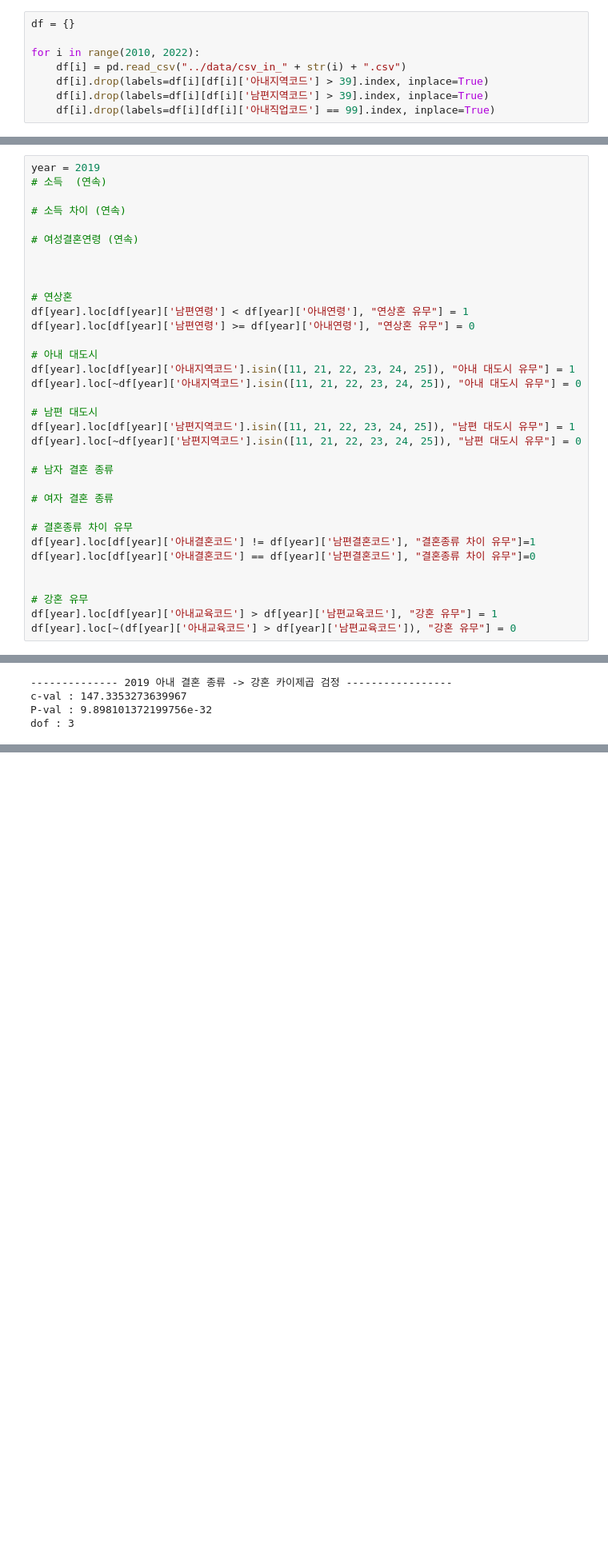
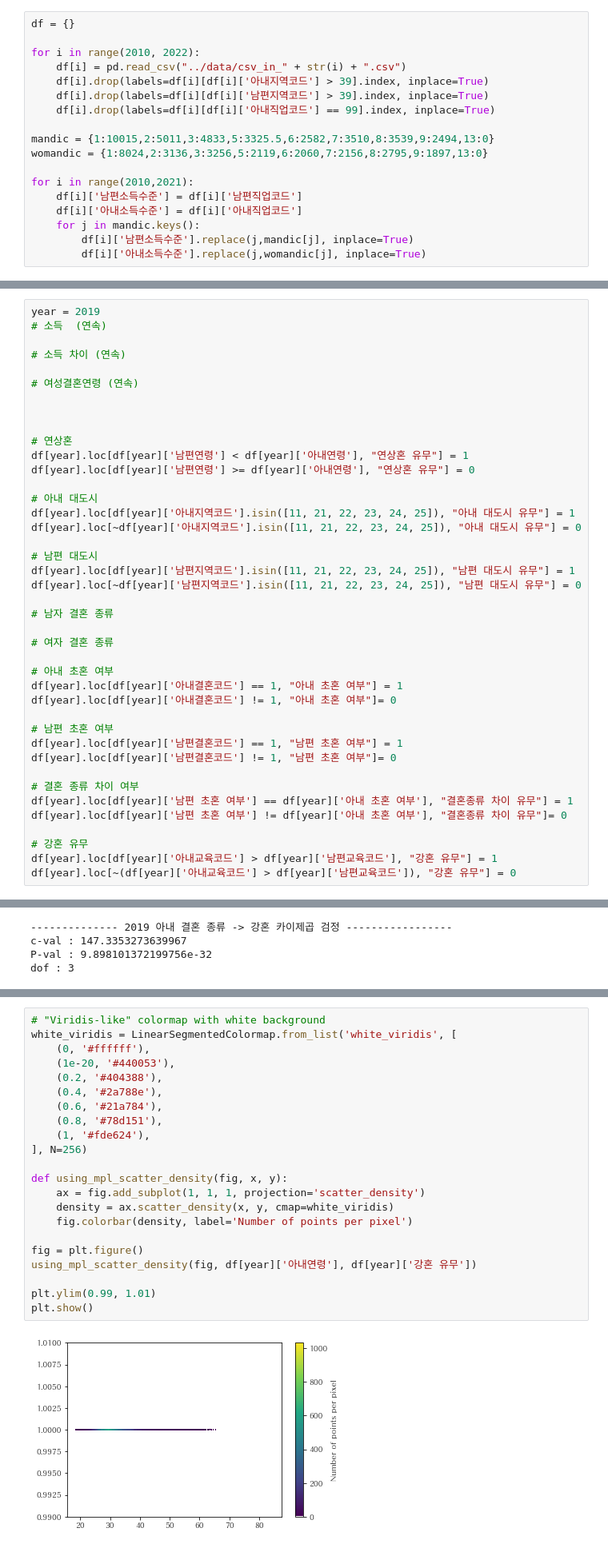
Before and after one commit to ohMinyoung22/science_project, a Jupyter notebook: eda/older_marriage.ipynb, the cells around one changed output, grey strips where cells are left out. Shown at 80% size. Saved outputs shown, nothing was run; the diff lists cells and outputs as text; blank space fills up the shorter version.

```diff
--- a/eda/older_marriage.ipynb
+++ b/eda/older_marriage.ipynb
@@ -13,3 +16,13 @@ for i in range(2010, 2022):
     df[i].drop(labels=df[i][df[i]['아내지역코드'] > 39].index, inplace=True)
     df[i].drop(labels=df[i][df[i]['남편지역코드'] > 39].index, inplace=True)
     df[i].drop(labels=df[i][df[i]['아내직업코드'] == 99].index, inplace=True)
+
+mandic = {1:10015,2:5011,3:4833,5:3325.5,6:2582,7:3510,8:3539,9:2494,13:0}
+womandic = {1:8024,2:3136,3:3256,5:2119,6:2060,7:2156,8:2795,9:1897,13:0}
+
+for i in range(2010,2021):
+    df[i]['남편소득수준'] = df[i]['남편직업코드']
+    df[i]['아내소득수준'] = df[i]['아내직업코드']
+    for j in mandic.keys():
+        df[i]['남편소득수준'].replace(j,mandic[j], inplace=True)
+        df[i]['아내소득수준'].replace(j,womandic[j], inplace=True)
@@ -55,10 +69,17 @@ df[year].loc[~df[year]['남편지역코드'].isin([11, 21, 22, 23, 24, 25]), "
 
 # 여자 결혼 종류
 
-# 결혼종류 차이 유무
-df[year].loc[df[year]['아내결혼코드'] != df[year]['남편결혼코드'], "결혼종류 차이 유무"]=1
-df[year].loc[df[year]['아내결혼코드'] == df[year]['남편결혼코드'], "결혼종류 차이 유무"]=0
+# 아내 초혼 여부
+df[year].loc[df[year]['아내결혼코드'] == 1, "아내 초혼 여부"] = 1
+df[year].loc[df[year]['아내결혼코드'] != 1, "아내 초혼 여부"]= 0
 
+# 남편 초혼 여부
+df[year].loc[df[year]['남편결혼코드'] == 1, "남편 초혼 여부"] = 1
+df[year].loc[df[year]['남편결혼코드'] != 1, "남편 초혼 여부"]= 0
+
+# 결혼 종류 차이 여부
+df[year].loc[df[year]['남편 초혼 여부'] == df[year]['아내 초혼 여부'], "결혼종류 차이 유무"] = 1
+df[year].loc[df[year]['남편 초혼 여부'] != df[year]['아내 초혼 여부'], "결혼종류 차이 유무"]= 0
 
 # 강혼 유무
 df[year].loc[df[year]['아내교육코드'] > df[year]['남편교육코드'], "강혼 유무"] = 1
@@ -162,0 +179,24 @@ dof : 3
+# %%
+# "Viridis-like" colormap with white background
+white_viridis = LinearSegmentedColormap.from_list('white_viridis', [
+    (0, '#ffffff'),
+    (1e-20, '#440053'),
+    (0.2, '#404388'),
+    (0.4, '#2a788e'),
+    (0.6, '#21a784'),
+    (0.8, '#78d151'),
+    (1, '#fde624'),
+], N=256)
+
+def using_mpl_scatter_density(fig, x, y):
+    ax = fig.add_subplot(1, 1, 1, projection='scatter_density')
+    density = ax.scatter_density(x, y, cmap=white_viridis)
+    fig.colorbar(density, label='Number of points per pixel')
+
+fig = plt.figure()
+using_mpl_scatter_density(fig, df[year]['아내연령'], df[year]['강혼 유무'])
+
+plt.ylim(0.99, 1.01)
+plt.show()
+# %% [output]
+[figure, added]
```
Also changed, not shown: parts of 7 cells of this notebook.
